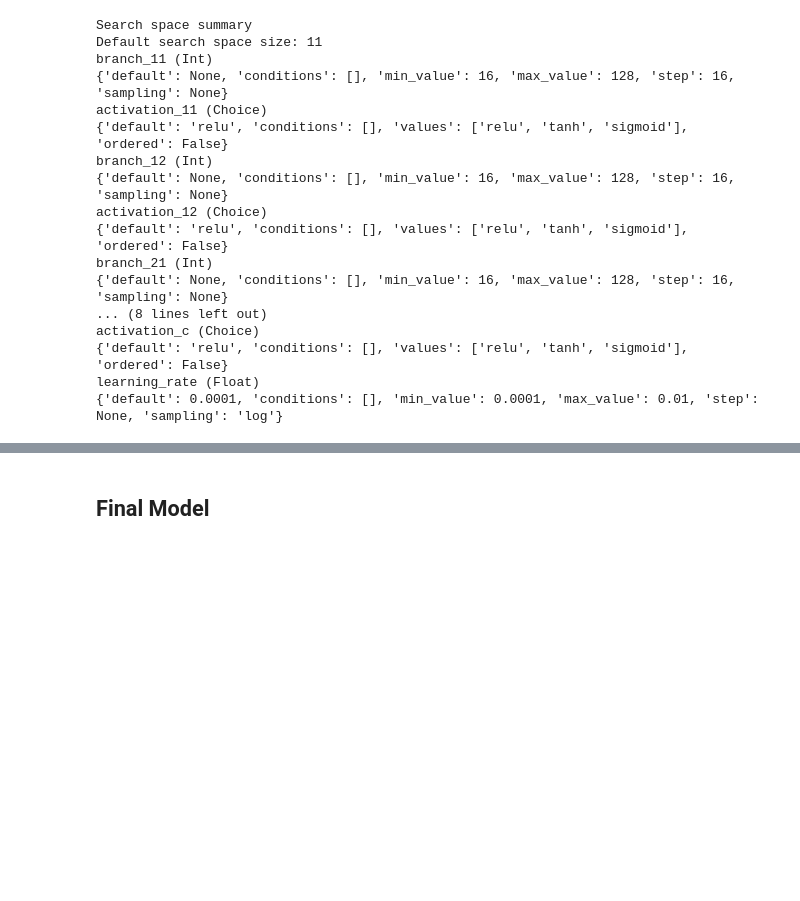
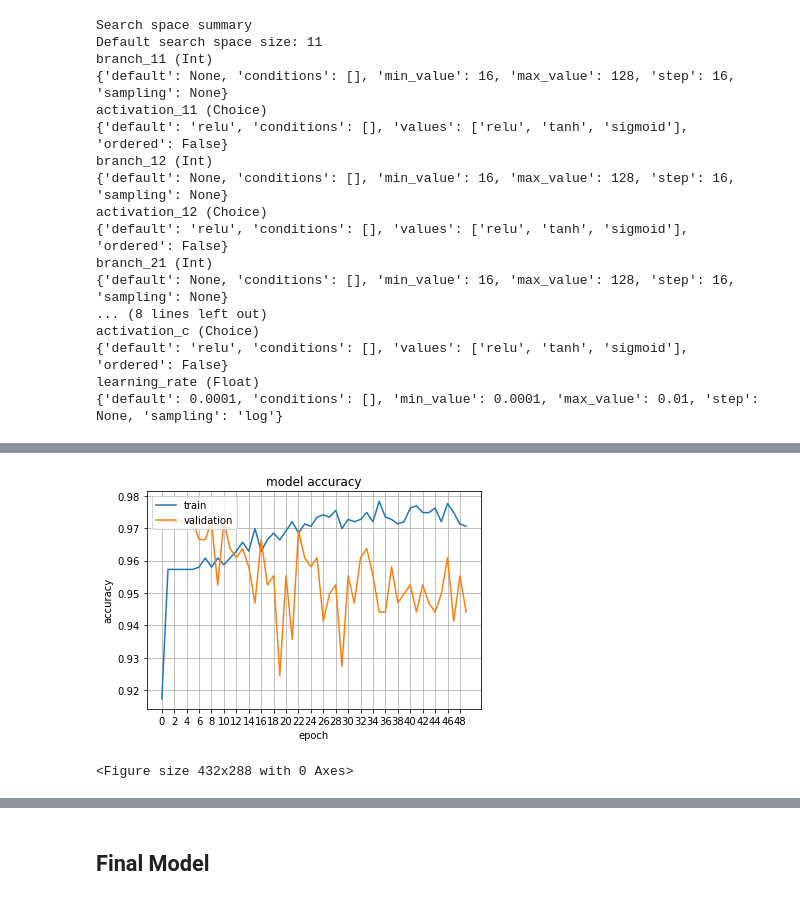
Before and after one commit to Johnnywang1899/Rotman_Datathon_Hockey_Game, a Jupyter notebook: Player Embedding.ipynb, the cells around one changed output, grey strips where cells are left out. Cells and saved outputs as stored; diff of their text form; code cells hidden in the pictures; blank space fills up the shorter version.

```diff
--- a/Player Embedding.ipynb
+++ b/Player Embedding.ipynb
@@ -428,0 +438,4 @@ Score: 0.9534065127372742
+# %%
+best_hyppar = tuner.get_best_hyperparameters(num_trials=1)[0]
+final_model = tuner.hypermodel.build(best_hyppar)
+history = final_model.fit([X_train_player, X_train_event], y_train, epochs=50, validation_split=0.2)
@@ -428,0 +480,16 @@ Score: 0.9534065127372742
+# %%
+import matplotlib.pyplot as plt
+
+plt.plot(history.history['binary_accuracy'])
+plt.plot(history.history['val_binary_accuracy'])
+plt.title('model accuracy')
+plt.ylabel('accuracy')
+plt.xlabel('epoch')
+plt.legend(['train', 'validation'], loc='upper left')
+plt.xticks(range(0,50, 2))
+plt.grid()
+plt.show()
+plt.savefig(path + "/accuracy.png")
+# %% [output]
+[figure, added]
+<Figure size 432x288 with 0 Axes>
```
Also changed, not shown: parts of 17 cells of this notebook.
